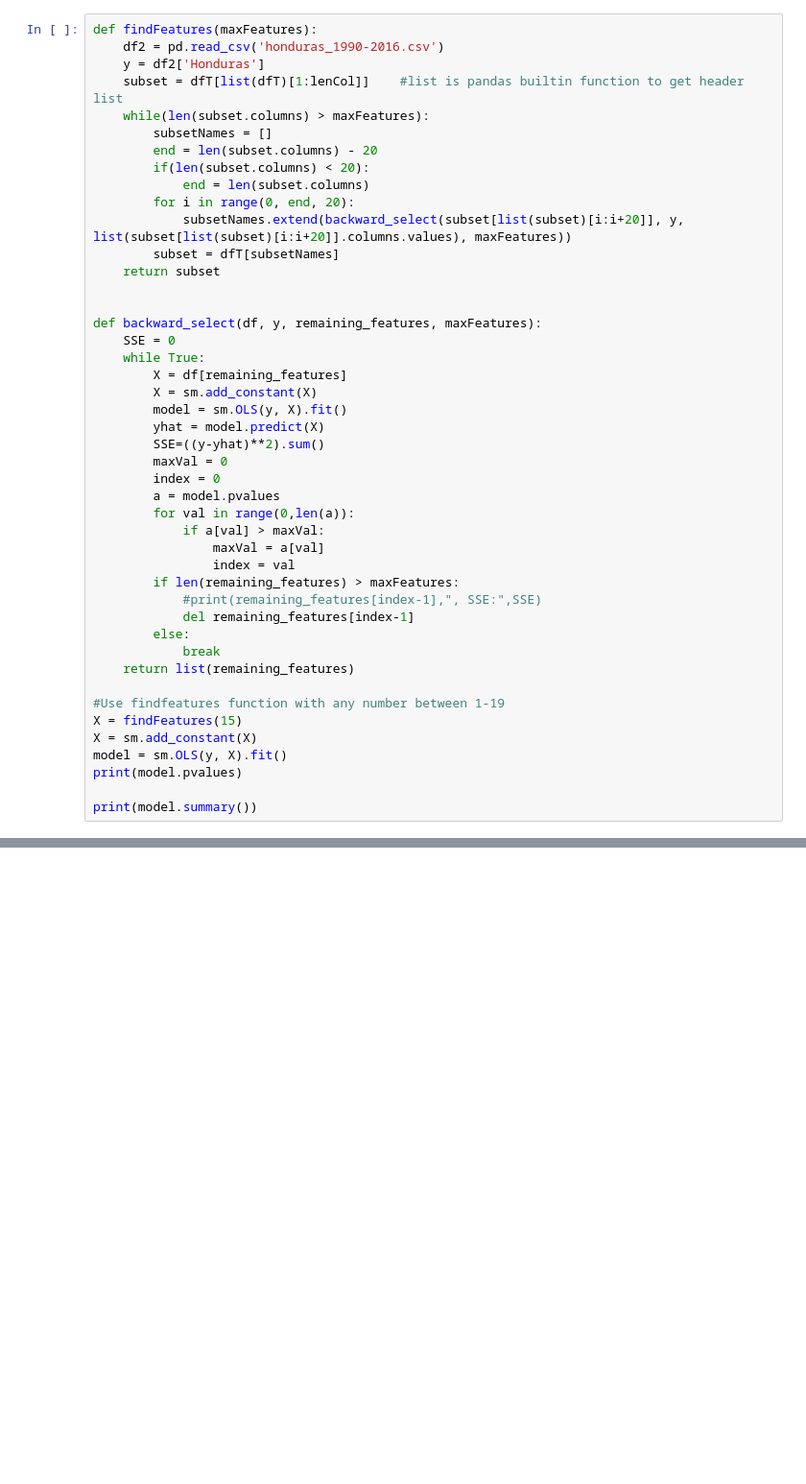
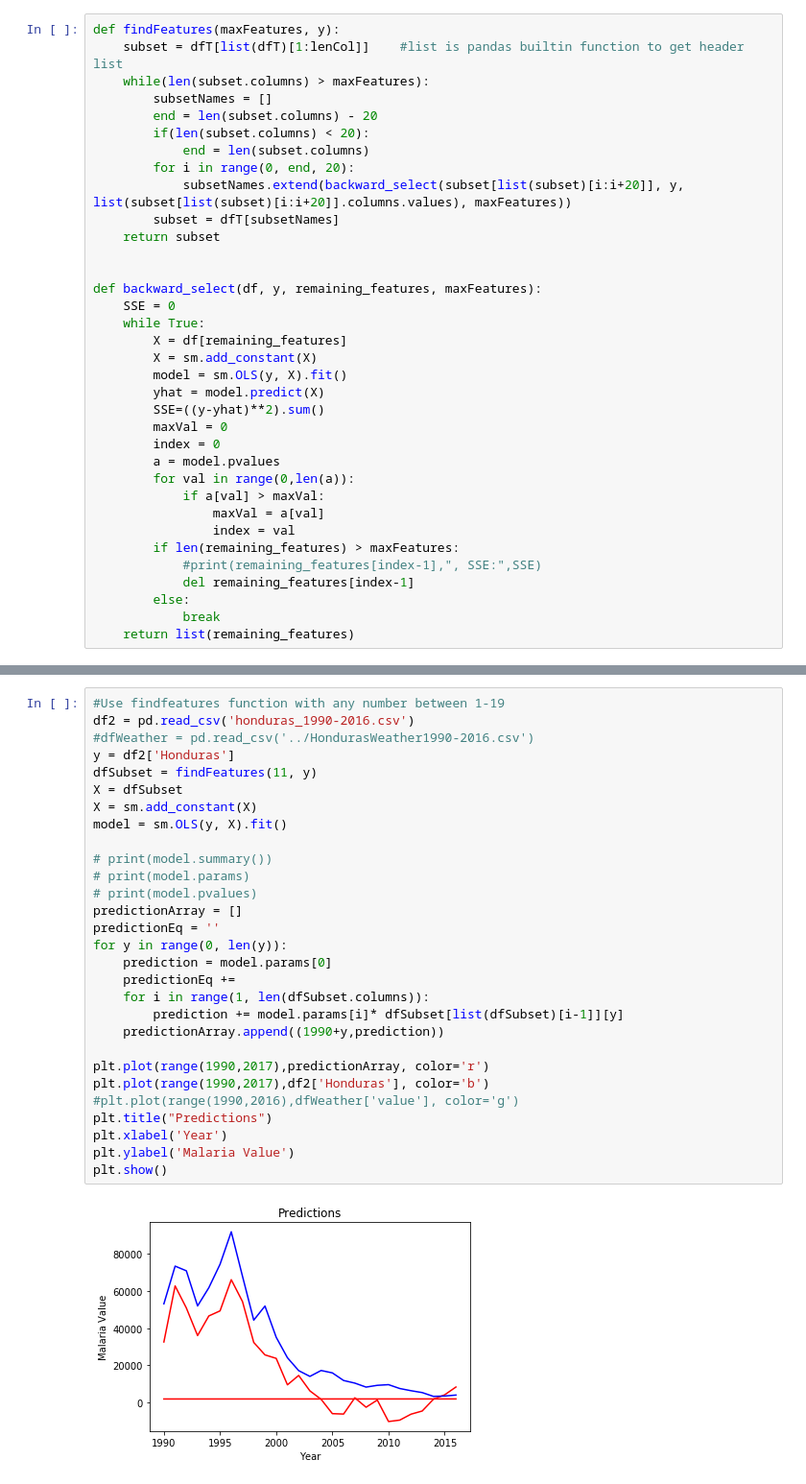
Before and after one commit to KamenShah/DataMiningProject, a Jupyter notebook: steve/dataTransform.ipynb, the cells around one changed output, grey strips where cells are left out. Shown at 96% size. Drawn from its saved outputs; the diff is of its cells as text; blank space fills up the shorter version.

```diff
--- a/steve/dataTransform.ipynb
+++ b/steve/dataTransform.ipynb
@@ -67,7 +36,5 @@ dtype: float64
 # %%
-def findFeatures(maxFeatures):
-    df2 = pd.read_csv('honduras_1990-2016.csv')
-    y = df2['Honduras']
+def findFeatures(maxFeatures, y):
     subset = dfT[list(dfT)[1:lenCol]]    #list is pandas builtin function to get header list
     while(len(subset.columns) > maxFeatures):
         subsetNames = []
@@ -101,11 +68,3 @@ def backward_select(df, y, remaining_features, maxFeatures):
         else:
             break
     return list(remaining_features)
-
-#Use findfeatures function with any number between 1-19
-X = findFeatures(15)
-X = sm.add_constant(X)
-model = sm.OLS(y, X).fit()
-print(model.pvalues)
-
-print(model.summary())
@@ -129,0 +71,31 @@ strong multicollinearity problems or that the design matrix is singular.
+# %%
+#Use findfeatures function with any number between 1-19
+df2 = pd.read_csv('honduras_1990-2016.csv')
+#dfWeather = pd.read_csv('../HondurasWeather1990-2016.csv')
+y = df2['Honduras']
+dfSubset = findFeatures(11, y)
+X = dfSubset
+X = sm.add_constant(X)
+model = sm.OLS(y, X).fit()
+
+# print(model.summary())
+# print(model.params)
+# print(model.pvalues)
+predictionArray = []
+predictionEq = ''
+for y in range(0, len(y)):
+    prediction = model.params[0]
+    predictionEq +=
+    for i in range(1, len(dfSubset.columns)):
+        prediction += model.params[i]* dfSubset[list(dfSubset)[i-1]][y]
+    predictionArray.append((1990+y,prediction))
+
+plt.plot(range(1990,2017),predictionArray, color='r')
+plt.plot(range(1990,2017),df2['Honduras'], color='b')
+#plt.plot(range(1990,2016),dfWeather['value'], color='g')
+plt.title("Predictions")
+plt.xlabel('Year')
+plt.ylabel('Malaria Value')
+plt.show()
+# %% [output]
+[figure, added]
```
Also changed, not shown: parts of 5 cells of this notebook.
